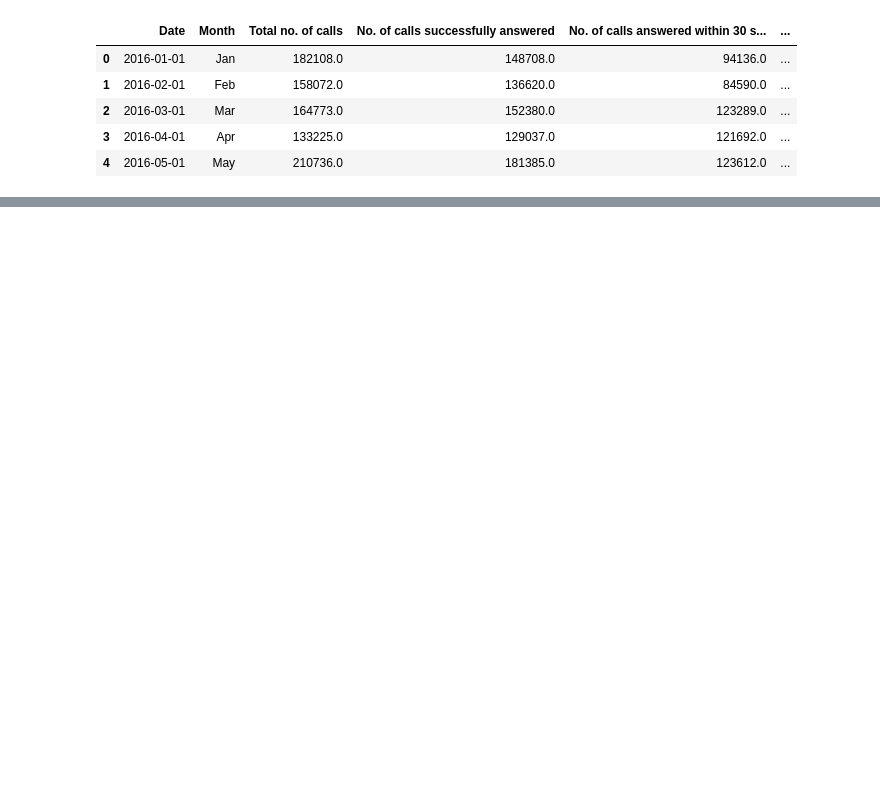
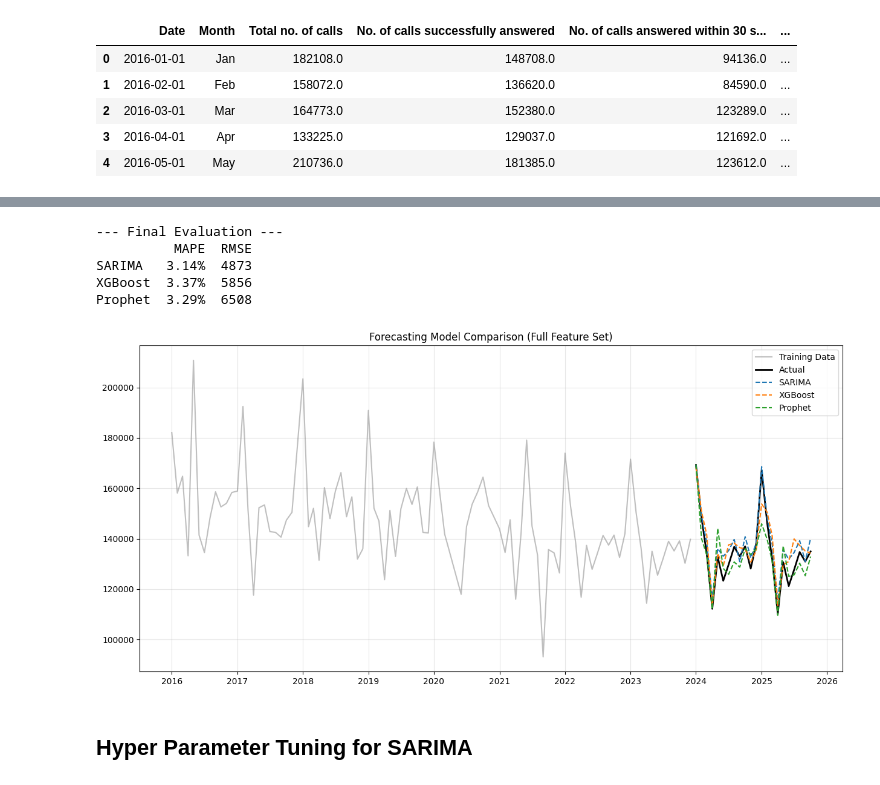
Before and after one commit to nithilanimraka/ml-srilankan-calls-GIC, a Jupyter notebook: 225529P_ML_Assignment.ipynb, the cells around one changed output, grey strips where cells are left out. Saved outputs shown, nothing was run; the diff lists cells and outputs as text; code cells hidden in the pictures; blank space fills up the shorter version.

```diff
--- a/225529P_ML_Assignment.ipynb
+++ b/225529P_ML_Assignment.ipynb
@@ -158,0 +66,8 @@ plt.savefig('sarima_baseline.png')
+# %%
+# Split Data
+split_date = '2024-01-01'
+train = df[df.index < split_date]
+test = df[df.index >= split_date]
+
+results = pd.DataFrame(index=test.index)
+results['Actual'] = test['Calls']
@@ -158,0 +142,31 @@ plt.savefig('sarima_baseline.png')
+# %%
+# --- EVALUATION ---
+print("\n--- Final Evaluation ---")
+metrics = {}
+for model in ['SARIMA', 'XGBoost', 'Prophet']:
+    mape = mean_absolute_percentage_error(results['Actual'], results[model])
+    rmse = np.sqrt(mean_squared_error(results['Actual'], results[model]))
+    metrics[model] = {'MAPE': f"{mape:.2%}", 'RMSE': int(rmse)}
+
+print(pd.DataFrame(metrics).T)
+
+# Plot
+plt.figure(figsize=(15, 7))
+plt.plot(train.index, train['Calls'], label='Training Data', color='gray', alpha=0.5)
+plt.plot(results.index, results['Actual'], label='Actual', color='black', linewidth=2)
+plt.plot(results.index, results['SARIMA'], label='SARIMA', linestyle='--')
+plt.plot(results.index, results['XGBoost'], label='XGBoost', linestyle='--')
+plt.plot(results.index, results['Prophet'], label='Prophet', linestyle='--')
+plt.title('Forecasting Model Comparison (Full Feature Set)')
+plt.legend()
+plt.grid(True, alpha=0.3)
+plt.show()
+# %% [output]
+--- Final Evaluation ---
+          MAPE  RMSE
+SARIMA   3.14%  4873
+XGBoost  3.37%  5856
+Prophet  3.29%  6508
+[figure, added]
+# %% [markdown]
+## Hyper Parameter Tuning for SARIMA
```
Also changed, not shown: parts of 17 cells of this notebook, 1 other file.
